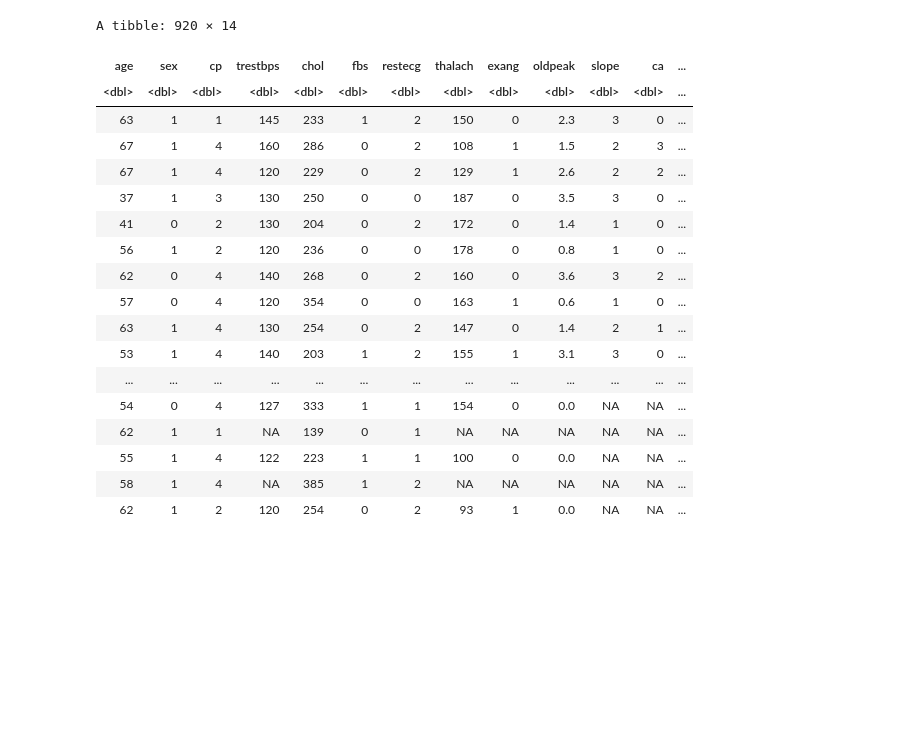
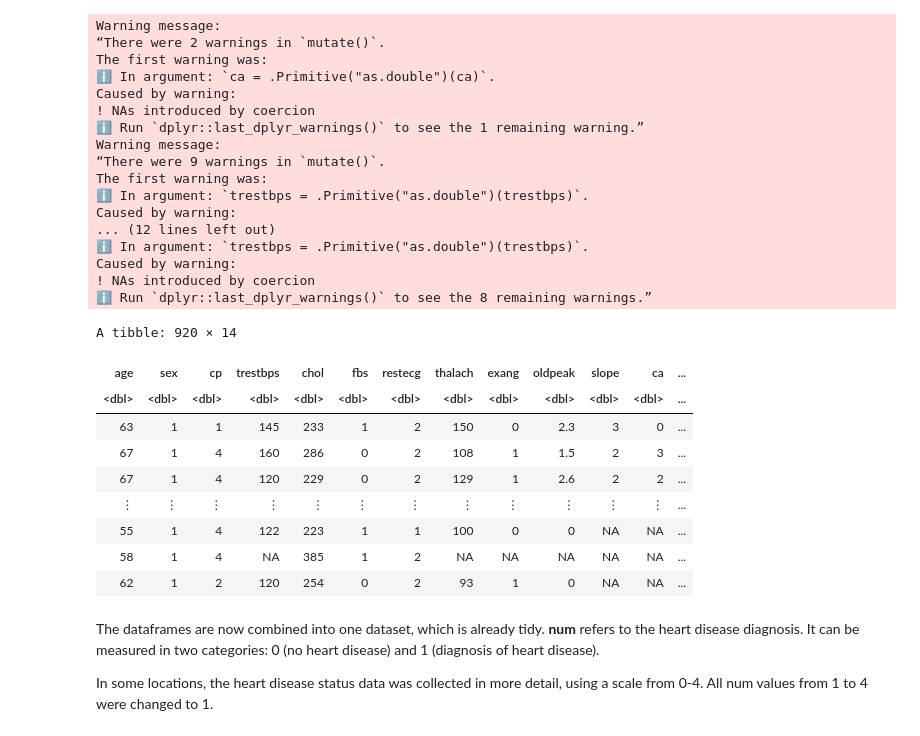
Before and after one commit to Dangel02/heartdisease_dataset, a Jupyter notebook: preliminary_analysis.ipynb, the cells around one changed output. Saved outputs shown, nothing was run; the diff lists cells and outputs as text; code cells hidden in the pictures; blank space fills up the shorter version.

```diff
--- a/preliminary_analysis.ipynb
+++ b/preliminary_analysis.ipynb
@@ -4,11 +9,16 @@ library(archive)
 # %%
+# Reading data from web (stored in github repo)
+cleveland_url <- "https://raw.githubusercontent.com/Dangel02/heartdisease_dataset/845acf4c5845b3583c8b2ec85c7c1ac36cae478d/data/processed.cleveland.csv"
+hungarian_url <- "https://raw.githubusercontent.com/Dangel02/heartdisease_dataset/845acf4c5845b3583c8b2ec85c7c1ac36cae478d/data/processed.hungarian.csv"
+switzerland_url <- "https://raw.githubusercontent.com/Dangel02/heartdisease_dataset/845acf4c5845b3583c8b2ec85c7c1ac36cae478d/data/processed.switzerland.csv"
+beach_url <-  "https://raw.githubusercontent.com/Dangel02/heartdisease_dataset/845acf4c5845b3583c8b2ec85c7c1ac36cae478d/data/processed.va.csv"
 
-url = "https://archive.ics.uci.edu/static/public/45/heart+disease.zip"
+names <- c("age", "sex", "cp", "trestbps", "chol", "fbs", "restecg", "thalach", "exang", "oldpeak", "slope", "ca", "thanl", "num")
 
-cleveland = read_csv(archive_read(url,"processed.cleveland.data"), col_names = c("age", "sex", "cp", "trestbps", "chol", "fbs", "restecg", "thalach", "exang", "oldpeak", "slope", "ca", "thal", "num"))
-switzerland = read_csv(archive_read(url, "processed.switzerland.data"), col_names = c("age", "sex", "cp", "trestbps", "chol", "fbs", "restecg", "thalach", "exang", "oldpeak", "slope", "ca", "thal", "num"))
-hungarian = read_csv(archive_read(url, "processed.hungarian.data"), col_names = c("age", "sex", "cp", "trestbps", "chol", "fbs", "restecg", "thalach", "exang", "oldpeak", "slope", "ca", "thal", "num"))
-beach = read_csv(archive_read(url, "processed.va.data"), col_names = c("age", "sex", "cp", "trestbps", "chol", "fbs", "restecg", "thalach", "exang", "oldpeak", "slope", "ca", "thal", "num"))
+cleveland <- read_csv(cleveland_url, col_names = names)
+hungarian <- read_csv(hungarian_url, col_names = names)
+switzerland <- read_csv(switzerland_url, col_names = names)
+beach <- read_csv(beach_url, col_names = names)
 # %% [output]
 Rows: 303 Columns: 14
 ── Column specification ────────────────────────────────────────────────────────
@@ -85,25 +40,42 @@ Caused by warning:
 # %%
-heart_data <- bind_rows(cleveland, hungarian, switzerland, beach) |>
-                mutate(num = ifelse(num %in% 1:4, 1, num)) |>
-                mutate(num = as_factor(num))
-heart_data
+# Changing all columns to doubles to be able to combine the 4 dataframes
+
+cleveland <- mutate_all(cleveland, as.double)
+hungarian <- mutate_all(hungarian, as.double)
+switzerland <- mutate_all(switzerland, as.double)
+beach <- mutate_all(beach, as.double)
+
+heart_data_combined <- bind_rows(cleveland, hungarian, switzerland, beach)
+heart_data_combined
 # %% [output]
-A tibble: 920 × 14
+Warning message:
+“There were 2 warnings in `mutate()`.
+The first warning was:
+ℹ In argument: `ca = .Primitive("as.double")(ca)`.
+Caused by warning:
+! NAs introduced by coercion
+ℹ Run `dplyr::last_dplyr_warnings()` to see the 1 remaining warning.”
+Warning message:
+“There were 9 warnings in `mutate()`.
+The first warning was:
+ℹ In argument: `trestbps = .Primitive("as.double")(trestbps)`.
+Caused by warning:
+... (12 lines left out)
+ℹ In argument: `trestbps = .Primitive("as.double")(trestbps)`.
+Caused by warning:
+! NAs introduced by coercion
+ℹ Run `dplyr::last_dplyr_warnings()` to see the 8 remaining warnings.”
+A tibble: 920 × 14
 | age | sex | cp | trestbps | chol | fbs | restecg | thalach | exang | oldpeak | slope | ca | ... |
 | <dbl> | <dbl> | <dbl> | <dbl> | <dbl> | <dbl> | <dbl> | <dbl> | <dbl> | <dbl> | <dbl> | <dbl> | ... |
 | 63 | 1 | 1 | 145 | 233 | 1 | 2 | 150 | 0 | 2.3 | 3 | 0 | ... |
 | 67 | 1 | 4 | 160 | 286 | 0 | 2 | 108 | 1 | 1.5 | 2 | 3 | ... |
 | 67 | 1 | 4 | 120 | 229 | 0 | 2 | 129 | 1 | 2.6 | 2 | 2 | ... |
-| 37 | 1 | 3 | 130 | 250 | 0 | 0 | 187 | 0 | 3.5 | 3 | 0 | ... |
-| 41 | 0 | 2 | 130 | 204 | 0 | 2 | 172 | 0 | 1.4 | 1 | 0 | ... |
-| 56 | 1 | 2 | 120 | 236 | 0 | 0 | 178 | 0 | 0.8 | 1 | 0 | ... |
-| 62 | 0 | 4 | 140 | 268 | 0 | 2 | 160 | 0 | 3.6 | 3 | 2 | ... |
-| 57 | 0 | 4 | 120 | 354 | 0 | 0 | 163 | 1 | 0.6 | 1 | 0 | ... |
-| 63 | 1 | 4 | 130 | 254 | 0 | 2 | 147 | 0 | 1.4 | 2 | 1 | ... |
-| 53 | 1 | 4 | 140 | 203 | 1 | 2 | 155 | 1 | 3.1 | 3 | 0 | ... |
-| ... | ... | ... | ... | ... | ... | ... | ... | ... | ... | ... | ... | ... |
-| 54 | 0 | 4 | 127 | 333 | 1 | 1 | 154 | 0 | 0.0 | NA | NA | ... |
-| 62 | 1 | 1 | NA | 139 | 0 | 1 | NA | NA | NA | NA | NA | ... |
-| 55 | 1 | 4 | 122 | 223 | 1 | 1 | 100 | 0 | 0.0 | NA | NA | ... |
+| ⋮ | ⋮ | ⋮ | ⋮ | ⋮ | ⋮ | ⋮ | ⋮ | ⋮ | ⋮ | ⋮ | ⋮ | ... |
+| 55 | 1 | 4 | 122 | 223 | 1 | 1 | 100 | 0 | 0 | NA | NA | ... |
 | 58 | 1 | 4 | NA | 385 | 1 | 2 | NA | NA | NA | NA | NA | ... |
-| 62 | 1 | 2 | 120 | 254 | 0 | 2 | 93 | 1 | 0.0 | NA | NA | ... |
+| 62 | 1 | 2 | 120 | 254 | 0 | 2 | 93 | 1 | 0 | NA | NA | ... |
+# %% [markdown]
+The dataframes are now combined into one dataset, which is already tidy. **num** refers to the heart disease diagnosis. It can be measured in two categories: 0 (no heart disease) and 1 (diagnosis of heart disease).
+
+In some locations, the heart disease status data was collected in more detail, using a scale from 0-4. All num values from 1 to 4 were changed to 1.
```
Also changed, not shown: parts of 19 cells of this notebook.
